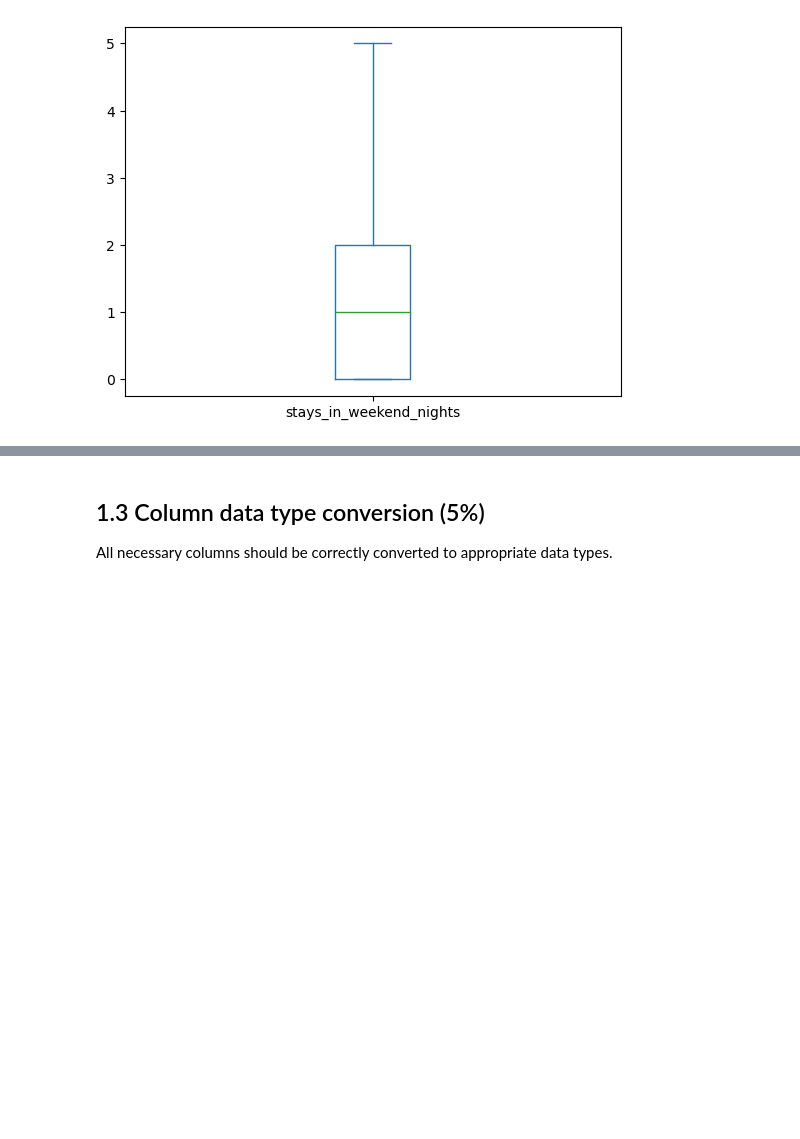
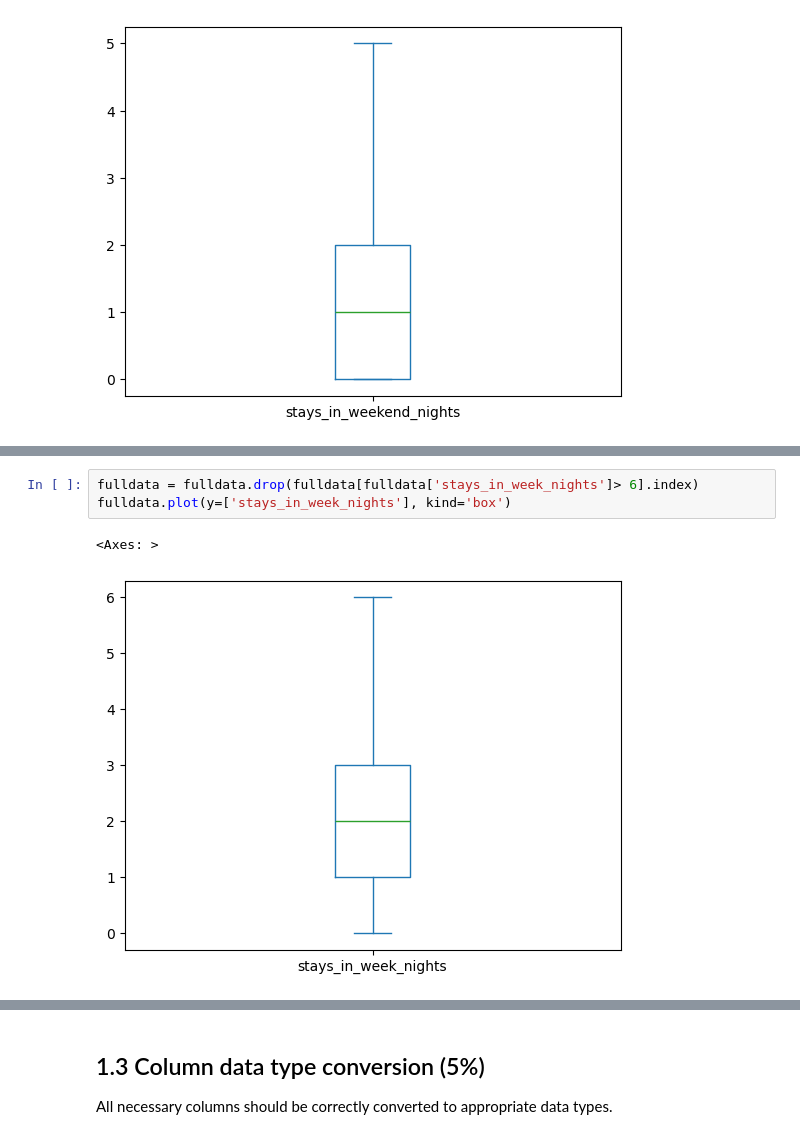
Before and after one commit to aliasim786/Data-Driven-AI, a Jupyter notebook: Assignments/Coursework1_template_new1.ipynb, the cells around one changed output, grey strips where cells are left out. Saved outputs shown, nothing was run; the diff lists cells and outputs as text; blank space fills up the shorter version.

```diff
--- a/Assignments/Coursework1_template_new1.ipynb
+++ b/Assignments/Coursework1_template_new1.ipynb
@@ -325,0 +345,6 @@ fulldata.plot(y=['is_canceled'], kind='box')
+# %%
+fulldata = fulldata.drop(fulldata[fulldata['stays_in_week_nights']> 6].index)
+fulldata.plot(y=['stays_in_week_nights'], kind='box')
+# %% [output]
+<Axes: >
+[figure, added]
```
Also changed, not shown: parts of 74 cells of this notebook.
